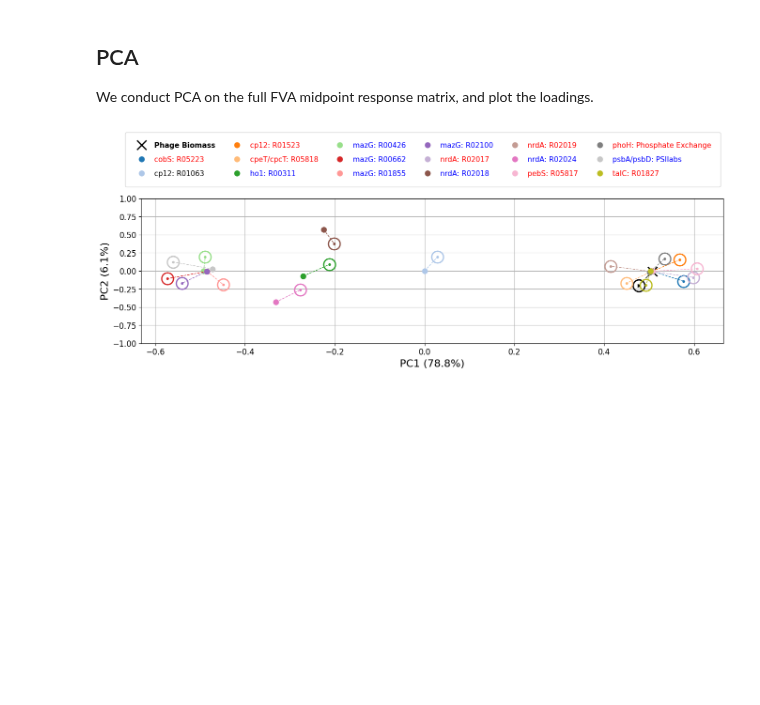
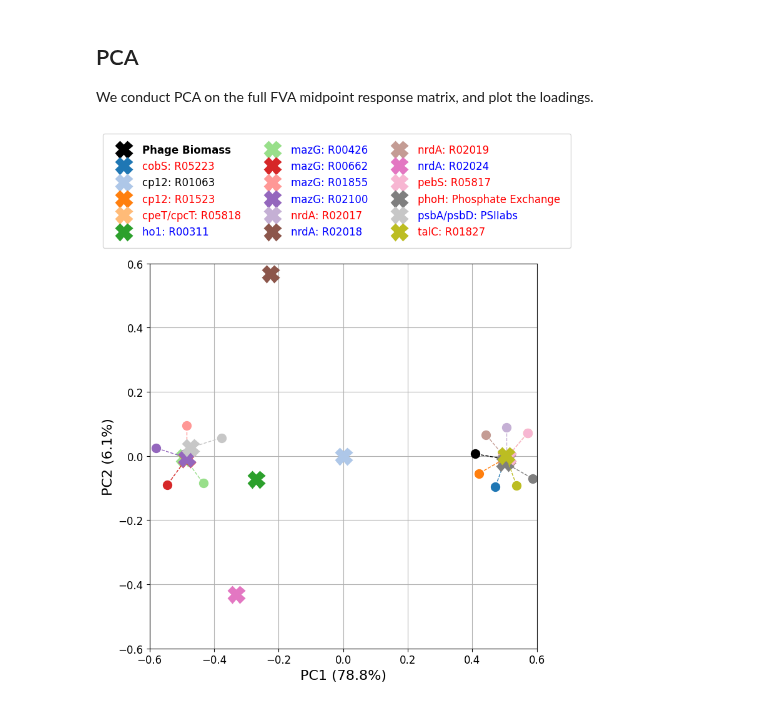
Before and after one commit to NWBRaVE/p-hm2-amgs-in-med4, a Jupyter notebook: phage_biomass_impact.ipynb, the cells around one changed output. Saved outputs shown, nothing was run; the diff lists cells and outputs as text; code cells hidden in the pictures; blank space fills up the shorter version.

```diff
--- a/phage_biomass_impact.ipynb
+++ b/phage_biomass_impact.ipynb
@@ -391,5 +385,5 @@ import numpy as np
 # %%
-fig, ax = plt.subplots(1, 1, figsize=(16, 4))
+fig, ax = plt.subplots(1, 1, figsize=(8, 8))
 lab_colors = {}
 for i, (amg, row) in enumerate(pc_proj.iterrows()):
     x = row["PC0"]
@@ -404,12 +398,12 @@ for i, (amg, row) in enumerate(pc_proj.iterrows()):
         x,
         y,
         label=lab,
-        marker="o" if amg != "Phage Biomass" else "x",
+        marker="X",
         linestyle="None",
         markerfacecolor=(r, g, b, a),
         markeredgecolor=(r, g, b, a),
         markeredgewidth=2,
-        ms=7 if amg != "Phage Biomass" else 15,
+        ms=18,
     )
     if x > 0.1:
         lab_colors[lab] = "#ff0000"
@@ -419,57 +413,68 @@ for i, (amg, row) in enumerate(pc_proj.iterrows()):
         lab_colors[lab] = "#000000"
     if lab == "Phage Biomass":
         lab_colors[lab] = "#000000"
-    rng = np.random.RandomState(i * 42)
-    rn = rng.random() * np.pi * 2
-    jx, jy = 0.1 * np.sin(rn), 0.2 * np.cos(rn)
+    # rng = np.random.RandomState(i * 42)
+    # rn = rng.random() * np.pi * 2
+    rn = 0
+    for cval in sorted(pc_proj["PC0"]):
+        if x < -0.4:
+            rn += np.pi * 2 / (sum(pc_proj["PC0"] < -0.4))
+        elif x > 0.4 and cval > 0:
+            rn += np.pi * 2 / (sum(pc_proj["PC0"] > 0.4))
+        if cval > x:
+            break
+    if rn == 0:
+        jx, jy = 0, 0
+    else:
+        jx, jy = 0.1 * np.sin(rn), 0.1 * np.cos(rn)
     ax.plot(
         x + jx,
         y + jy,
         # label=amg_rxn_names[amg] if amg != "Phage Biomass" else amg,
         marker="o",
         linestyle="None",
-        markerfacecolor=(r, g, b, 0),
+        markerfacecolor=(r, g, b, 1),
         markeredgecolor=(r, g, b, a),
         markeredgewidth=2,
-        ms=18,
+        ms=9,
     )
     ax.plot(
         x + jx,
         y + jy,
         # label=amg_rxn_names[amg] if amg != "Phage Biomass" else amg,
         marker="o" if amg != "Phage Biomass" else "x",
         linestyle="None",
         markerfacecolor=(r, g, b, a),
         markeredgecolor=(r, g, b, a),
         markeredgewidth=2,
-        ms=2 if amg != "Phage Biomass" else 5,
+        ms=1 if amg != "Phage Biomass" else 5,
     )
     ax.plot(
         [x, x + jx],
         [y, y + jy],
         color=(r, g, b, a),
         linewidth=1,
         linestyle="--",
     )
 ax.grid(True)
 ax.tick_params(axis="both", which="both", labelsize=12)
 ax.set_xlabel(f"PC1 ({v1:.1%})", fontsize=16)
 ax.set_ylabel(f"PC2 ({v2:.1%})", fontsize=16)
 leg = fig.legend(
-    ncols=6,
+    ncols=3,
     loc="upper center",
-    bbox_to_anchor=(0.5, 1.25),
-    fontsize=11,
-    labelspacing=1,
-    borderpad=1.3,
+    bbox_to_anchor=(0.5, 1.15),
+    fontsize=12,
+    labelspacing=0.5,
+    borderpad=1,
 )
 
 for tlab in leg.get_texts():
     tlab.set_color(lab_colors[tlab.get_text()])
     if tlab.get_text() == "Phage Biomass":
         tlab.set_fontweight("bold")
-# ax.set_xlim([-1, 1])
-ax.set_ylim([-1, 1])
+ax.set_xlim([-0.6, 0.6])
+ax.set_ylim([-0.6, 0.6])
 plt.show()
 # %% [output]
-[figure, old version]
+[figure, new version]
```
Also changed, not shown: parts of 7 cells of this notebook, 2 other files.
